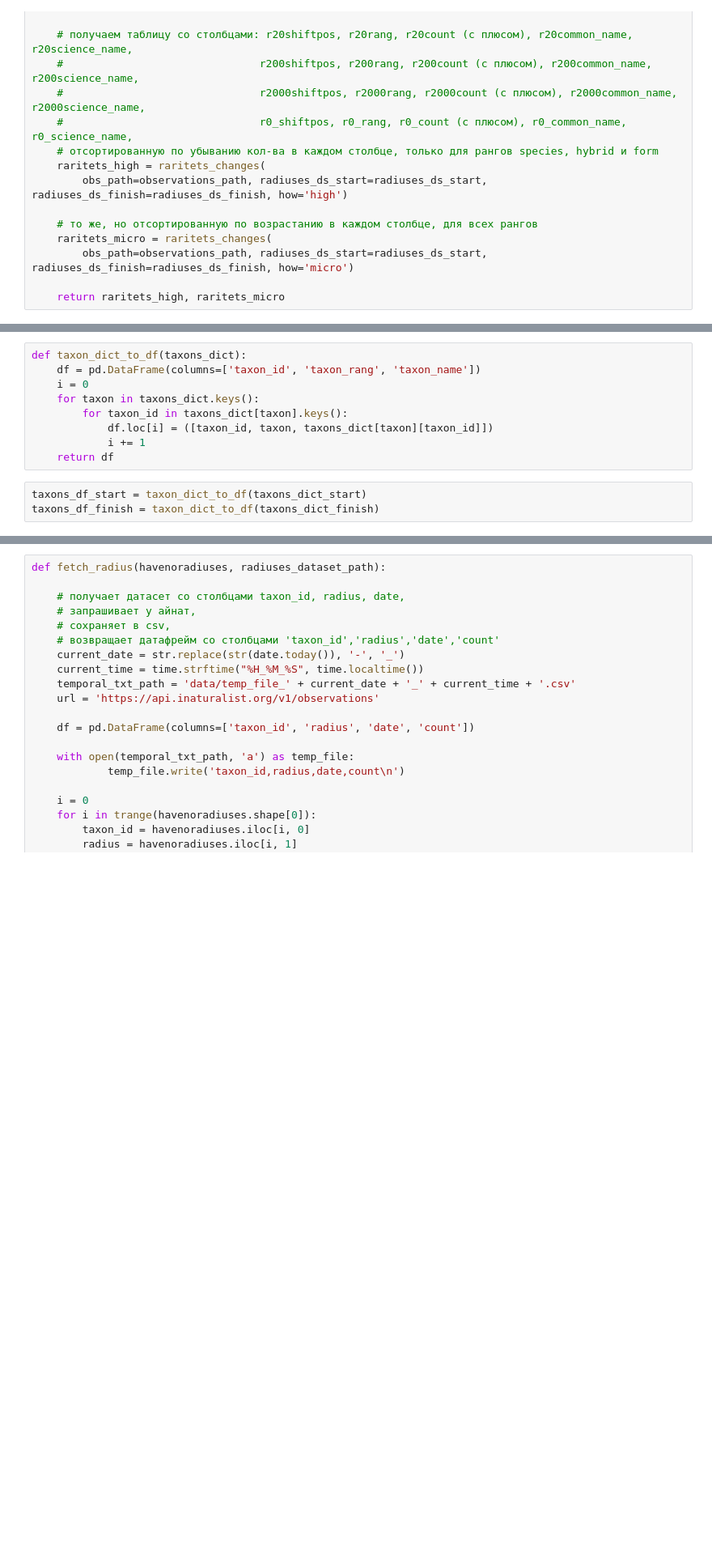
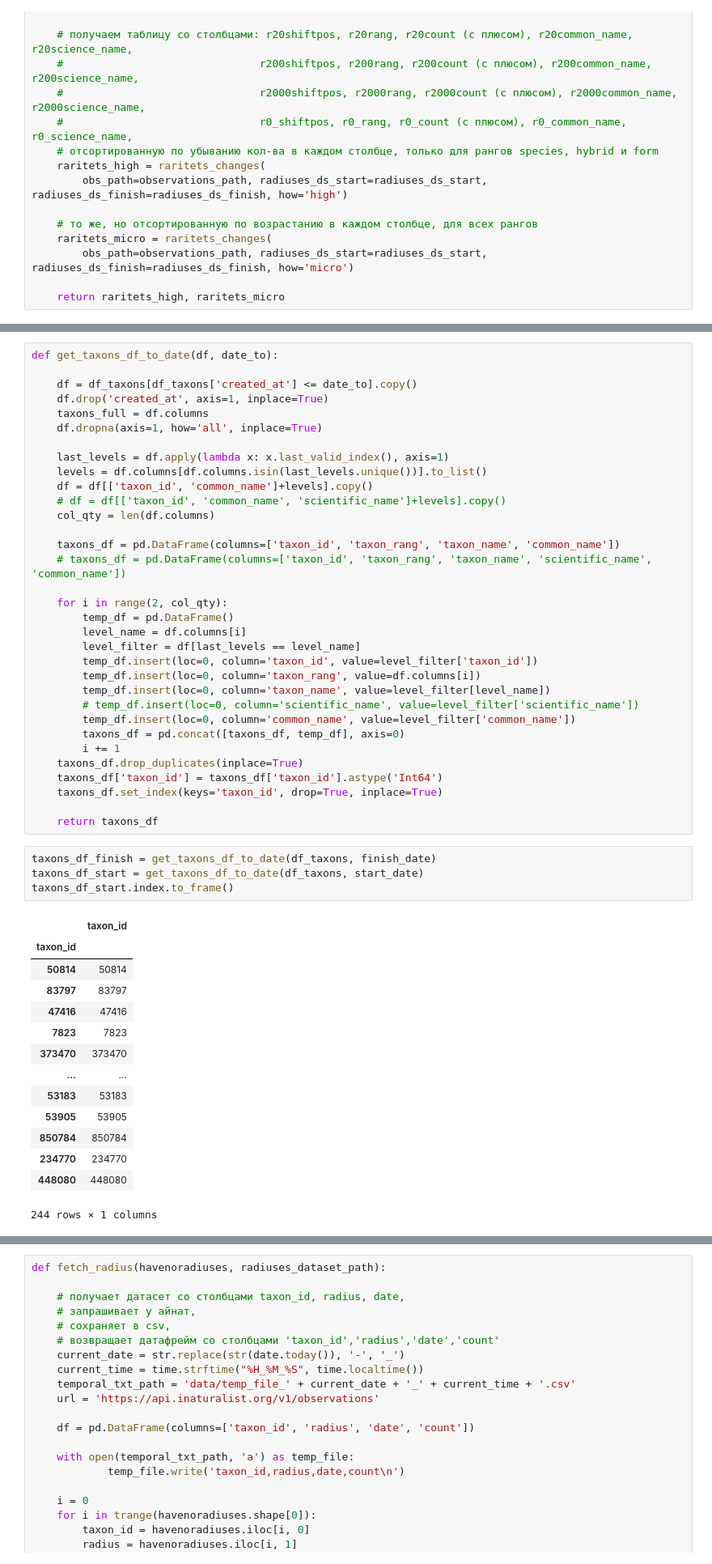
Before and after one commit to baidakovil/iNat-statistics, a Jupyter notebook: inat_raritets.ipynb, the cells around one changed output, grey strips where cells are left out. Shown: that part at 81% size. Drawn from its saved outputs; the diff is of its cells as text; blank space fills up the shorter version.

```diff
--- a/inat_raritets.ipynb
+++ b/inat_raritets.ipynb
@@ -124,15 +143,55 @@ dict_keys(['taxon_kingdom_name', 'taxon_class_name', 'taxon_subclass_name', 'tax
-# %%
-def taxon_dict_to_df(taxons_dict):
-    df = pd.DataFrame(columns=['taxon_id', 'taxon_rang', 'taxon_name'])
-    i = 0
-    for taxon in taxons_dict.keys():
-        for taxon_id in taxons_dict[taxon].keys():
-            df.loc[i] = ([taxon_id, taxon, taxons_dict[taxon][taxon_id]])
-            i += 1
-    return df
-# %%
-taxons_df_start = taxon_dict_to_df(taxons_dict_start)
-taxons_df_finish = taxon_dict_to_df(taxons_dict_finish)
+# %%
+def get_taxons_df_to_date(df, date_to):
+
+    df = df_taxons[df_taxons['created_at'] <= date_to].copy()
+    df.drop('created_at', axis=1, inplace=True)
+    taxons_full = df.columns
+    df.dropna(axis=1, how='all', inplace=True)
+
+    last_levels = df.apply(lambda x: x.last_valid_index(), axis=1)
+    levels = df.columns[df.columns.isin(last_levels.unique())].to_list()
+    df = df[['taxon_id', 'common_name']+levels].copy()
+    # df = df[['taxon_id', 'common_name', 'scientific_name']+levels].copy()
+    col_qty = len(df.columns)
+
+    taxons_df = pd.DataFrame(columns=['taxon_id', 'taxon_rang', 'taxon_name', 'common_name'])
+    # taxons_df = pd.DataFrame(columns=['taxon_id', 'taxon_rang', 'taxon_name', 'scientific_name', 'common_name'])
+
+    for i in range(2, col_qty):
+        temp_df = pd.DataFrame()
+        level_name = df.columns[i]
+        level_filter = df[last_levels == level_name]
+        temp_df.insert(loc=0, column='taxon_id', value=level_filter['taxon_id'])
+        temp_df.insert(loc=0, column='taxon_rang', value=df.columns[i])
+        temp_df.insert(loc=0, column='taxon_name', value=level_filter[level_name])
+        # temp_df.insert(loc=0, column='scientific_name', value=level_filter['scientific_name'])
+        temp_df.insert(loc=0, column='common_name', value=level_filter['common_name'])
+        taxons_df = pd.concat([taxons_df, temp_df], axis=0)
+        i += 1
+    taxons_df.drop_duplicates(inplace=True)
+    taxons_df['taxon_id'] = taxons_df['taxon_id'].astype('Int64')
+    taxons_df.set_index(keys='taxon_id', drop=True, inplace=True)
+
+    return taxons_df
+# %%
+taxons_df_finish = get_taxons_df_to_date(df_taxons, finish_date)
+taxons_df_start = get_taxons_df_to_date(df_taxons, start_date)
+taxons_df_start.index.to_frame()
+# %% [output]
+|  | taxon_id |
+| taxon_id |  |
+| 50814 | 50814 |
+| 83797 | 83797 |
+| 47416 | 47416 |
+| 7823 | 7823 |
+| 373470 | 373470 |
+| ... | ... |
+| 53183 | 53183 |
+| 53905 | 53905 |
+| 850784 | 850784 |
+| 234770 | 234770 |
+| 448080 | 448080 |
+244 rows × 1 columns
 # %%
 def update_radius(df_tax_tocheck, radiuses, radiuses_dataset_path, date_to):
     # получает датасет со столбцом 'taxon_id'
```
Also changed, not shown: parts of 24 cells of this notebook, 1 other file.
